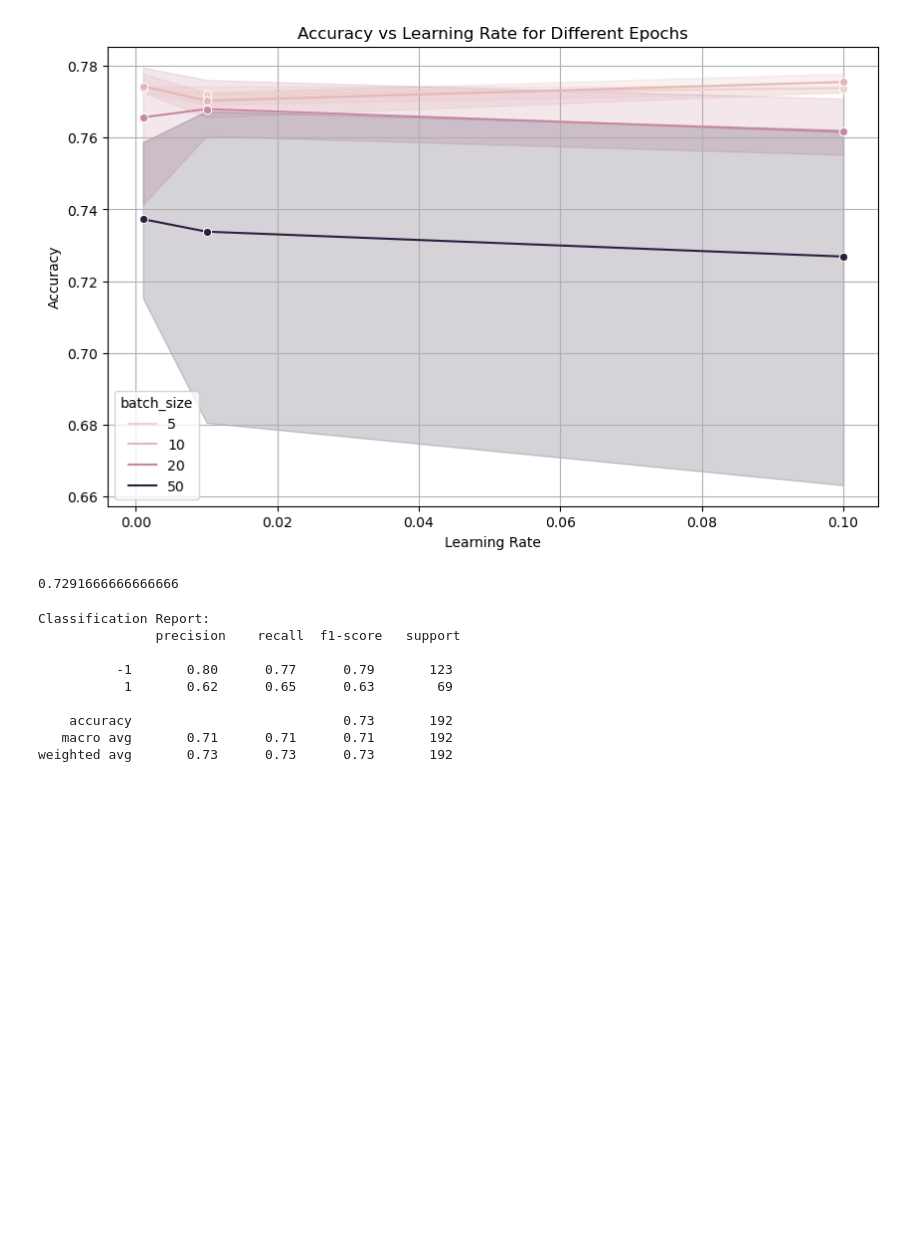
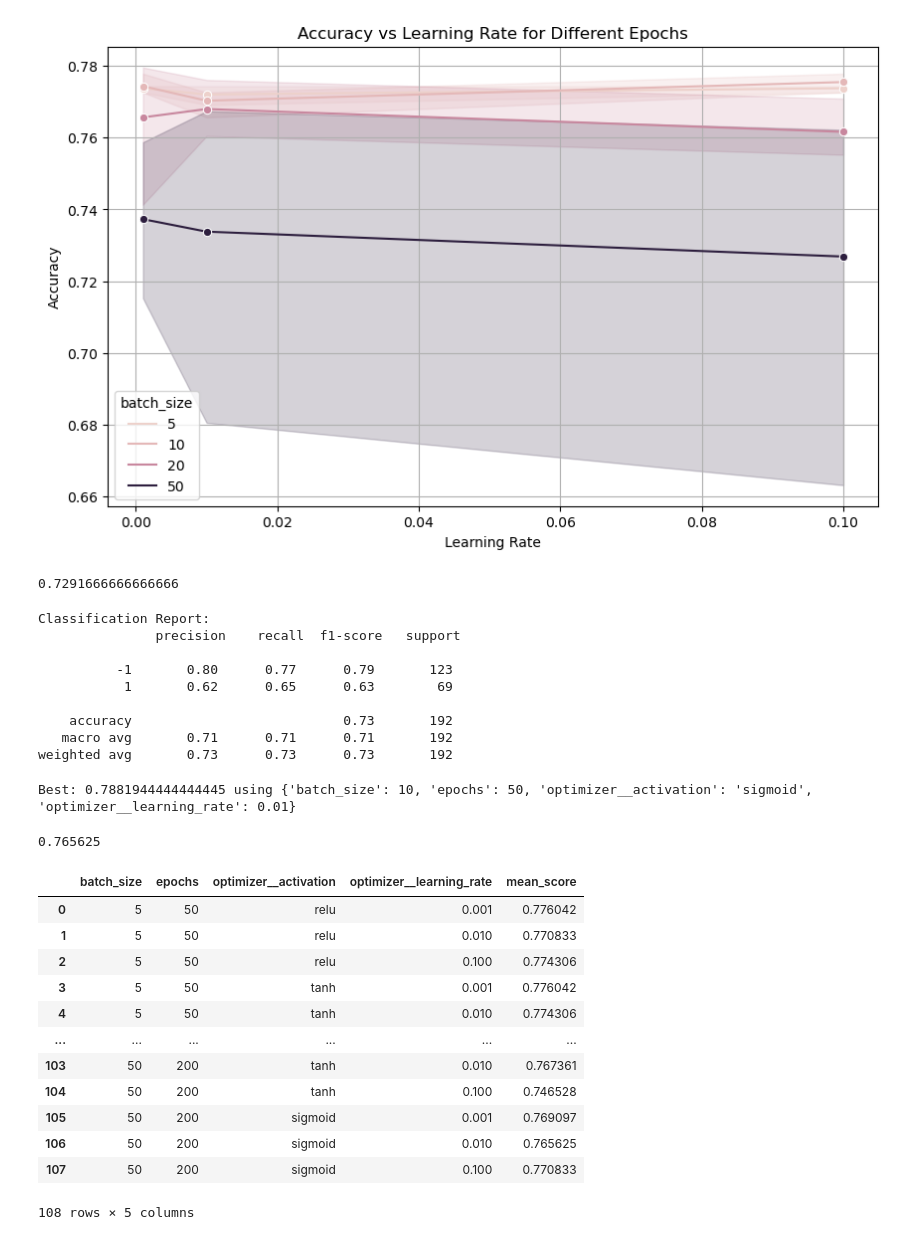
Before and after one commit to NhiNhiNhiNhiNhi/DeepLearning_Assignment1, a Jupyter notebook: Perceptron copy.ipynb, the cells around one changed output. Drawn from its saved outputs; the diff is of its cells as text; code cells hidden in the pictures; blank space fills up the shorter version.

```diff
--- a/Perceptron copy.ipynb
+++ b/Perceptron copy.ipynb
@@ -911,0 +983,35 @@ weighted avg       0.73      0.73      0.73       192
+# %%
+
+print(f"Best: {grid_result.best_score_} using {grid_result.best_params_}")
+
+# Prepare data for plotting
+results = grid_result.cv_results_
+mean_scores = results['mean_test_score']
+params = results['params']
+
+# Create a DataFrame for easier plotting
+df_results = pd.DataFrame(params)
+df_results['mean_score'] = mean_scores
+# %% [output]
+Best: 0.7881944444444445 using {'batch_size': 10, 'epochs': 50, 'optimizer__activation': 'sigmoid', 'optimizer__learning_rate': 0.01}
+# %%
+y_pred = grid.best_estimator_.predict(X_test)
+accuracy_score(y_test, y_pred)
+# %% [output]
+0.765625
+# %%
+df_results
+# %% [output]
+|  | batch_size | epochs | optimizer__activation | optimizer__learning_rate | mean_score |
+| 0 | 5 | 50 | relu | 0.001 | 0.776042 |
+| 1 | 5 | 50 | relu | 0.010 | 0.770833 |
+| 2 | 5 | 50 | relu | 0.100 | 0.774306 |
+| 3 | 5 | 50 | tanh | 0.001 | 0.776042 |
+| 4 | 5 | 50 | tanh | 0.010 | 0.774306 |
+| ... | ... | ... | ... | ... | ... |
+| 103 | 50 | 200 | tanh | 0.010 | 0.767361 |
+| 104 | 50 | 200 | tanh | 0.100 | 0.746528 |
+| 105 | 50 | 200 | sigmoid | 0.001 | 0.769097 |
+| 106 | 50 | 200 | sigmoid | 0.010 | 0.765625 |
+| 107 | 50 | 200 | sigmoid | 0.100 | 0.770833 |
+108 rows × 5 columns
```
Also changed, not shown: parts of 7 cells of this notebook.
